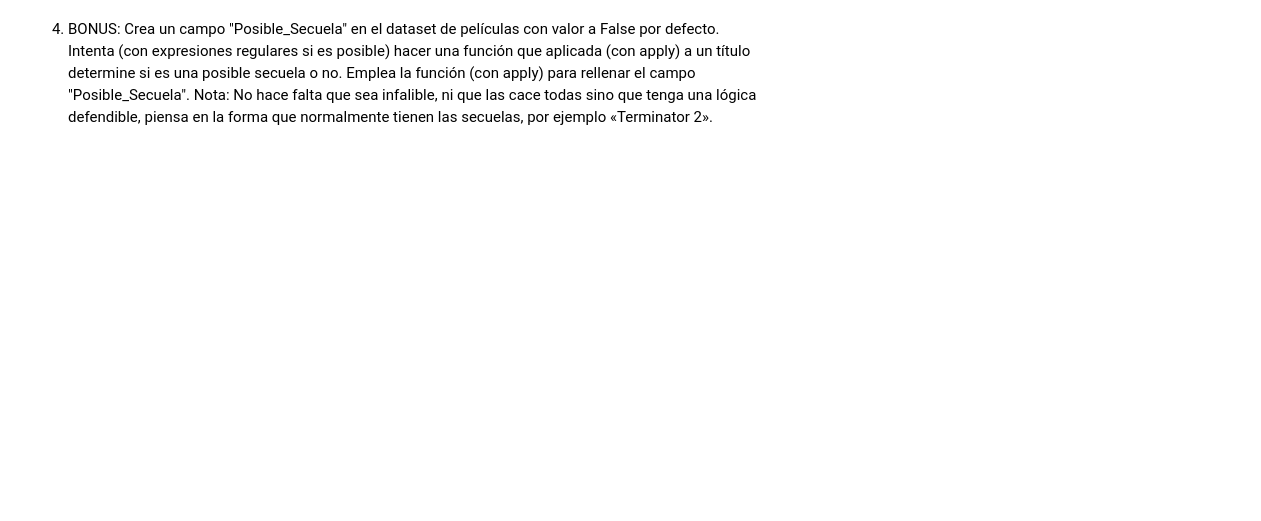
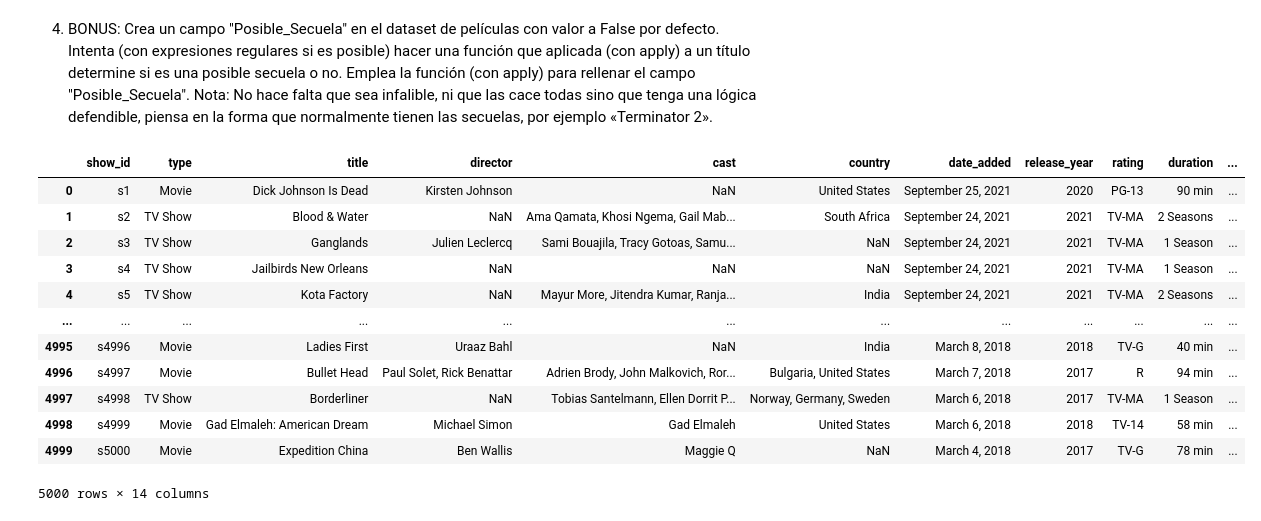
Before and after one commit to palomoalejandrogarcia/Alejandro-Garcia-Palomo-DSOnline, a Jupyter notebook: 03_Data_Analysis/01_Introduccion_Procesos_ETL/03_Practica/18_Practica_ETL.ipynb, the cells around one changed output. Drawn from its saved outputs; the diff is of its cells as text; code cells hidden in the pictures; blank space fills up the shorter version.

```diff
--- a/03_Data_Analysis/01_Introduccion_Procesos_ETL/03_Practica/18_Practica_ETL.ipynb
+++ b/03_Data_Analysis/01_Introduccion_Procesos_ETL/03_Practica/18_Practica_ETL.ipynb
@@ -71,5 +288,9 @@ Es hora de tratar los nulos. Así que habrá que identificarlos para empezar.
 Para terminar de hacer nuestro procesado, intentemos enriquecer el dataset y obtener alguna información adicional.
 # %% [markdown]
 1. Separa el dataset en dos dataframes, uno de películas y otro de series. A veces aunque los datos parecen de la misma naturaleza, puede ser bueno separarlos para trabajar con ellos de forma independiente.
+# %%
+df_peliculas = pd.read_csv("data/dataset_netflix_titles.csv")
+peliculas = df_peliculas.head(5000)
+series = df_peliculas.tail(len(df_peliculas) - 5000)
 # %% [markdown]
 2. Ahora además podemos sacarle más provecho a algunos campos, por ejemplo duration. Muestra la distribución de valores para cada dataframe del campo "duration".
@@ -76,2 +321,11 @@ Para terminar de hacer nuestro procesado, intentemos enriquecer el dataset y obt
 # %% [markdown]
 3. Convierte los valores de "duration" en cada dataframe a valores numéricos y cambia en el de las series el nombre por uno más representativo. Se valorará el emplear una expresión regular para obtener la información.
+# %%
+respuesta1 = pd.to_numeric(peliculas['duration'].str.extract(r'(\d+)', expand=False), errors='coerce')
+respuesta2 = pd.to_numeric(series['duration'].str.extract(r'(\d+)', expand=False), errors='coerce')
+peliculas['Tiempo']=peliculas['duration']
+series['Tiempo']=series['duration']
+print(respuesta1)
+print(respuesta2)
+print(peliculas)
+print(series)
@@ -78,2 +350,26 @@ Para terminar de hacer nuestro procesado, intentemos enriquecer el dataset y obt
 # %% [markdown]
 4. BONUS: Crea un campo "Posible_Secuela" en el dataset de películas con valor a False por defecto. Intenta (con expresiones regulares si es posible) hacer una función que aplicada (con apply) a un título determine si es una posible secuela o no. Emplea la función (con apply) para rellenar el campo "Posible_Secuela". Nota: No hace falta que sea infalible, ni que las cace todas sino que tenga una lógica defendible, piensa en la forma que normalmente tienen las secuelas, por ejemplo «Terminator 2».
+# %%
+def determinarSiHaySecuela(df, columna_a_crear):
+    def es_secuela(fila):
+        partes = fila.split(" ")
+        if partes[1] == "Seasons":
+            return True
+        return False
+    df[columna_a_crear] = df['Tiempo'].apply(es_secuela)
+    return df
+determinarSiHaySecuela(peliculas,"Posible_Secuela")
+# %% [output]
+|  | show_id | type | title | director | cast | country | date_added | release_year | rating | duration | ... |
+| 0 | s1 | Movie | Dick Johnson Is Dead | Kirsten Johnson | NaN | United States | September 25, 2021 | 2020 | PG-13 | 90 min | ... |
+| 1 | s2 | TV Show | Blood & Water | NaN | Ama Qamata, Khosi Ngema, Gail Mab... | South Africa | September 24, 2021 | 2021 | TV-MA | 2 Seasons | ... |
+| 2 | s3 | TV Show | Ganglands | Julien Leclercq | Sami Bouajila, Tracy Gotoas, Samu... | NaN | September 24, 2021 | 2021 | TV-MA | 1 Season | ... |
+| 3 | s4 | TV Show | Jailbirds New Orleans | NaN | NaN | NaN | September 24, 2021 | 2021 | TV-MA | 1 Season | ... |
+| 4 | s5 | TV Show | Kota Factory | NaN | Mayur More, Jitendra Kumar, Ranja... | India | September 24, 2021 | 2021 | TV-MA | 2 Seasons | ... |
+| ... | ... | ... | ... | ... | ... | ... | ... | ... | ... | ... | ... |
+| 4995 | s4996 | Movie | Ladies First | Uraaz Bahl | NaN | India | March 8, 2018 | 2018 | TV-G | 40 min | ... |
+| 4996 | s4997 | Movie | Bullet Head | Paul Solet, Rick Benattar | Adrien Brody, John Malkovich, Ror... | Bulgaria, United States | March 7, 2018 | 2017 | R | 94 min | ... |
+| 4997 | s4998 | TV Show | Borderliner | NaN | Tobias Santelmann, Ellen Dorrit P... | Norway, Germany, Sweden | March 6, 2018 | 2017 | TV-MA | 1 Season | ... |
+| 4998 | s4999 | Movie | Gad Elmaleh: American Dream | Michael Simon | Gad Elmaleh | United States | March 6, 2018 | 2018 | TV-14 | 58 min | ... |
+| 4999 | s5000 | Movie | Expedition China | Ben Wallis | Maggie Q | NaN | March 4, 2018 | 2017 | TV-G | 78 min | ... |
+5000 rows × 14 columns
```
Also changed, not shown: parts of 18 cells of this notebook, 5 other files.
